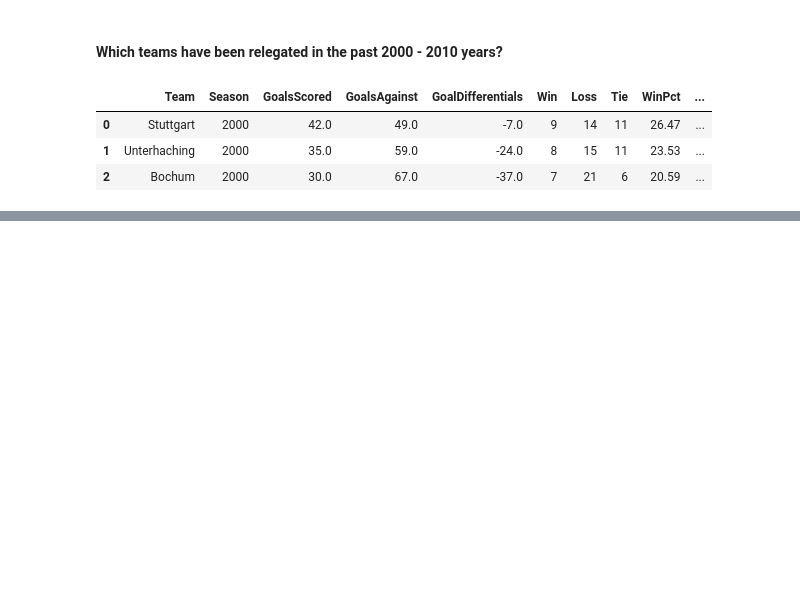
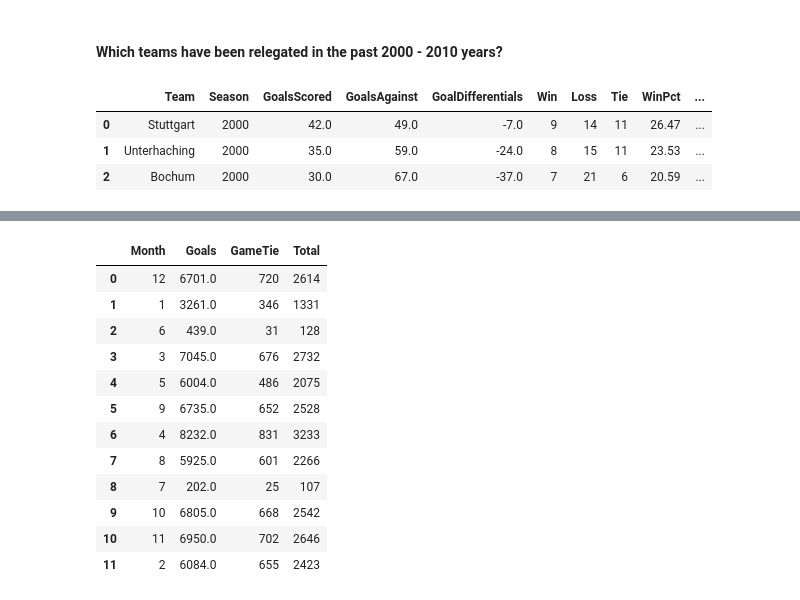
Before and after one commit to henokyemam/Wrangling_PySpark, a Jupyter notebook: 02_SparkTraining.ipynb, the cells around one changed output, grey strips where cells are left out. Saved outputs shown, nothing was run; the diff lists cells and outputs as text; code cells hidden in the pictures; blank space fills up the shorter version.

```diff
--- a/02_SparkTraining.ipynb
+++ b/02_SparkTraining.ipynb
@@ -218,0 +236,16 @@ relegated.filter(col('Season') == 2001).filter(col('Team') == 'Stuttgard').count
+# %%
+oktoberfest.toPandas()
+# %% [output]
+|  | Month | Goals | GameTie | Total |
+| 0 | 12 | 6701.0 | 720 | 2614 |
+| 1 | 1 | 3261.0 | 346 | 1331 |
+| 2 | 6 | 439.0 | 31 | 128 |
+| 3 | 3 | 7045.0 | 676 | 2732 |
+| 4 | 5 | 6004.0 | 486 | 2075 |
+| 5 | 9 | 6735.0 | 652 | 2528 |
+| 6 | 4 | 8232.0 | 831 | 3233 |
+| 7 | 8 | 5925.0 | 601 | 2266 |
+| 8 | 7 | 202.0 | 25 | 107 |
+| 9 | 10 | 6805.0 | 668 | 2542 |
+| 10 | 11 | 6950.0 | 702 | 2646 |
+| 11 | 2 | 6084.0 | 655 | 2423 |
```
Also changed, not shown: parts of 18 cells of this notebook.
